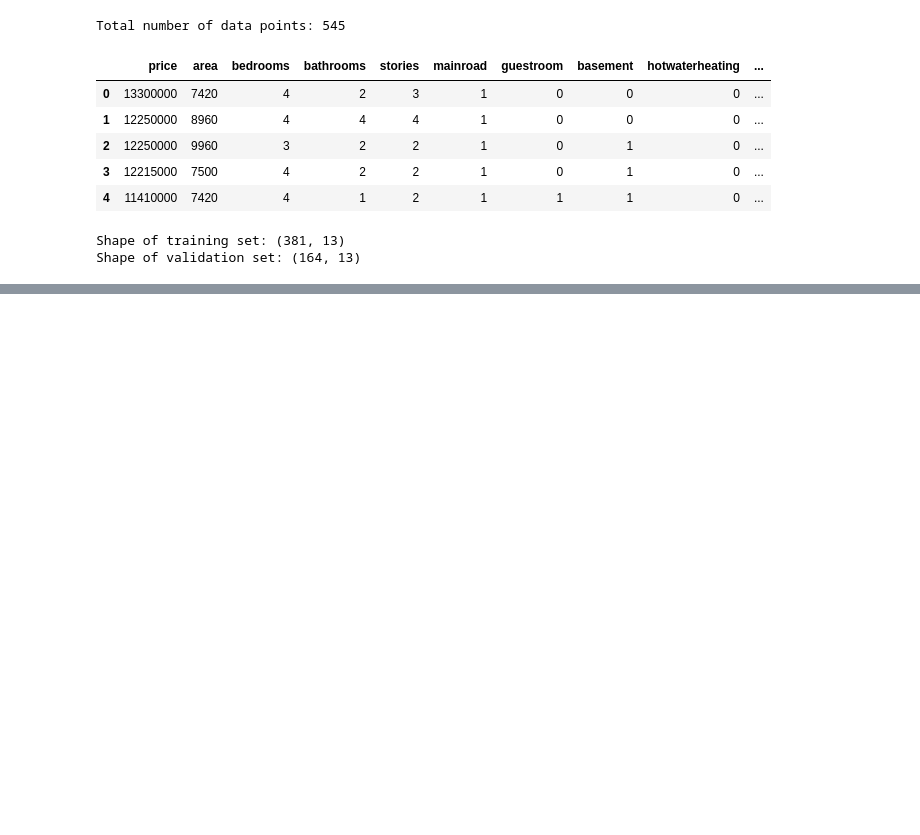
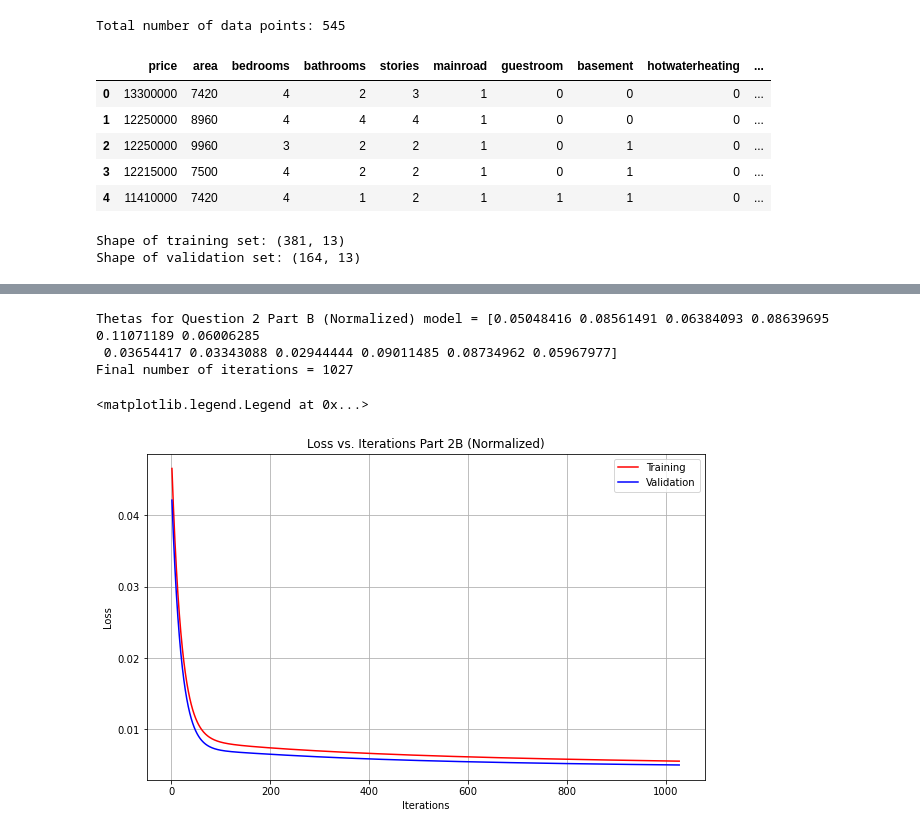
Before and after one commit to BarryPersing/ECGR4105_Intro_to_Machine_Learning, a Jupyter notebook: ECGR4105_HW1_Persing.ipynb, the cells around one changed output, grey strips where cells are left out. Drawn from its saved outputs; the diff is of its cells as text; code cells hidden in the pictures; blank space fills up the shorter version.

```diff
--- a/ECGR4105_HW1_Persing.ipynb
+++ b/ECGR4105_HW1_Persing.ipynb
@@ -136 +611,29 @@ print(xAM, "\n")
+# %%
+#Linear Regression for Q2B (Normalized)
+thetaB = np.zeros(12)
+iterations_limB = 10000
+alphaB = 0.01
+thresholdB = .0001
+
+thetaB, cost_historyB, iterateB, validation_historyB = new_gradient_descent(xB, yB, xBv, yBv, thetaB, alphaB, iterations_limB, thresholdB, m, k)
+print('Thetas for Question 2 Part B (Normalized) model =', thetaB)
+#print('cost_history for the first variable =', cost_historyA)
+print('Final number of iterations =', iterateB, "\n")
+#print(len(cost_history01.transpose()))
+
+# Plotting the first variable of the training data with its regression line
+plt.plot(range(1, iterateB + 1), cost_historyB.transpose(), color='red',label='Training')
+plt.plot(range(1, iterateB + 1), validation_historyB.transpose(), color='blue',label='Validation')
+plt.rcParams["figure.figsize"] = (10,6)
+plt.grid()
+plt.xlabel('Iterations')
+plt.ylabel('Loss')
+plt.title('Loss vs. Iterations Part 2B (Normalized)')
+plt.legend()
+# %% [output]
+Thetas for Question 2 Part B (Normalized) model = [0.05048416 0.08561491 0.06384093 0.08639695 0.11071189 0.06006285
+ 0.03654417 0.03343088 0.02944444 0.09011485 0.08734962 0.05967977]
+Final number of iterations = 1027
+<matplotlib.legend.Legend at 0x...>
+[figure, added]
 # %%
```
Also changed, not shown: parts of 27 cells of this notebook.
